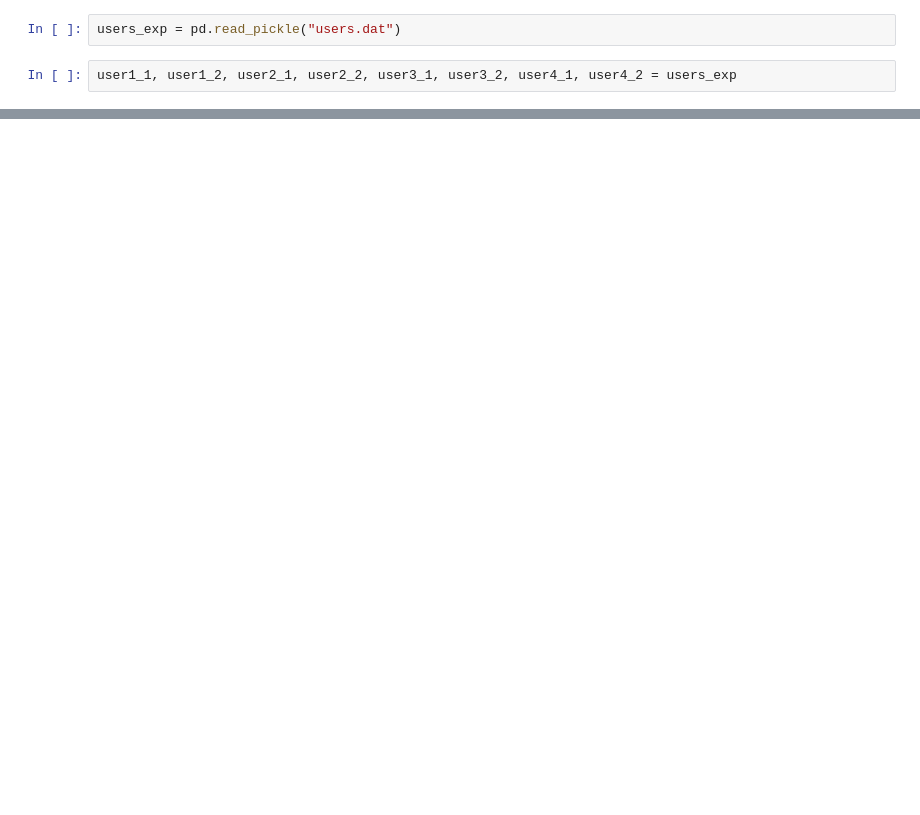
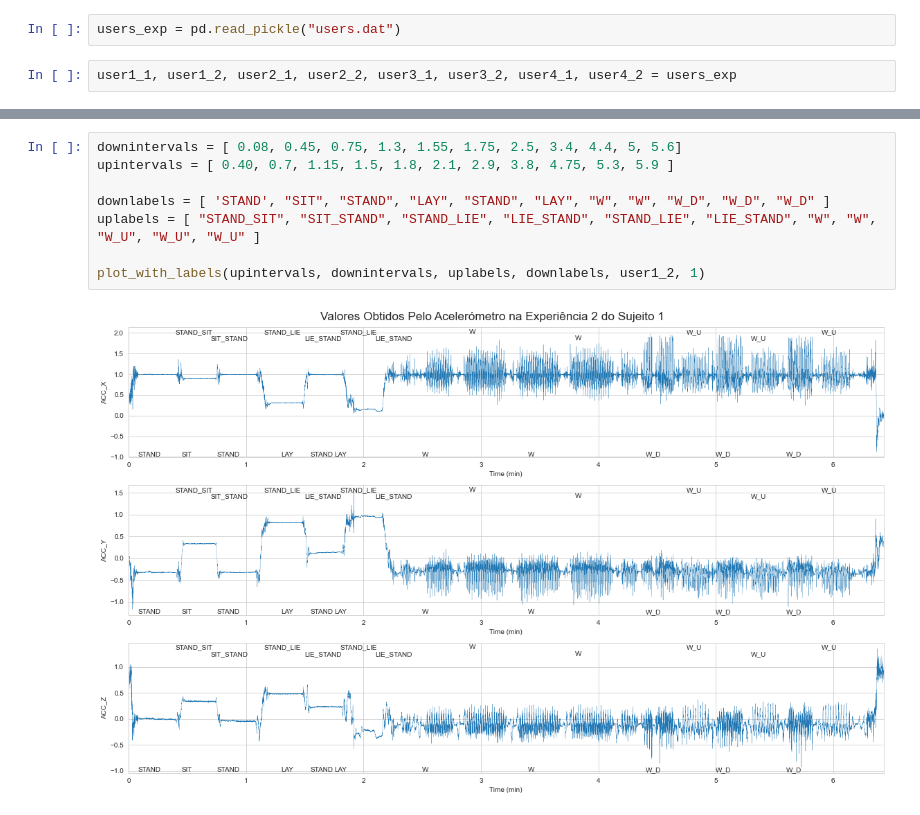
Before and after one commit to joelpoliveira/ProjetoATD, a Jupyter notebook: Exercicio2/Representacoes_Manual_das_Atividades.ipynb, the cells around one changed output, grey strips where cells are left out. Saved outputs shown, nothing was run; the diff lists cells and outputs as text; blank space fills up the shorter version.

```diff
--- a/Exercicio2/Representacoes_Manual_das_Atividades.ipynb
+++ b/Exercicio2/Representacoes_Manual_das_Atividades.ipynb
@@ -45,0 +96,10 @@ for i in range(len(users_exp)):
+# %%
+downintervals = [ 0.08, 0.45, 0.75, 1.3, 1.55, 1.75, 2.5, 3.4, 4.4, 5, 5.6]
+upintervals = [ 0.40, 0.7, 1.15, 1.5, 1.8, 2.1, 2.9, 3.8, 4.75, 5.3, 5.9 ]
+
+downlabels = [ 'STAND', "SIT", "STAND", "LAY", "STAND", "LAY", "W", "W", "W_D", "W_D", "W_D" ]
+uplabels = [ "STAND_SIT", "SIT_STAND", "STAND_LIE", "LIE_STAND", "STAND_LIE", "LIE_STAND", "W", "W", "W_U", "W_U", "W_U" ]
+
+plot_with_labels(upintervals, downintervals, uplabels, downlabels, user1_2, 1)
+# %% [output]
+[figure, added]
```
Also changed, not shown: parts of 10 cells of this notebook.
